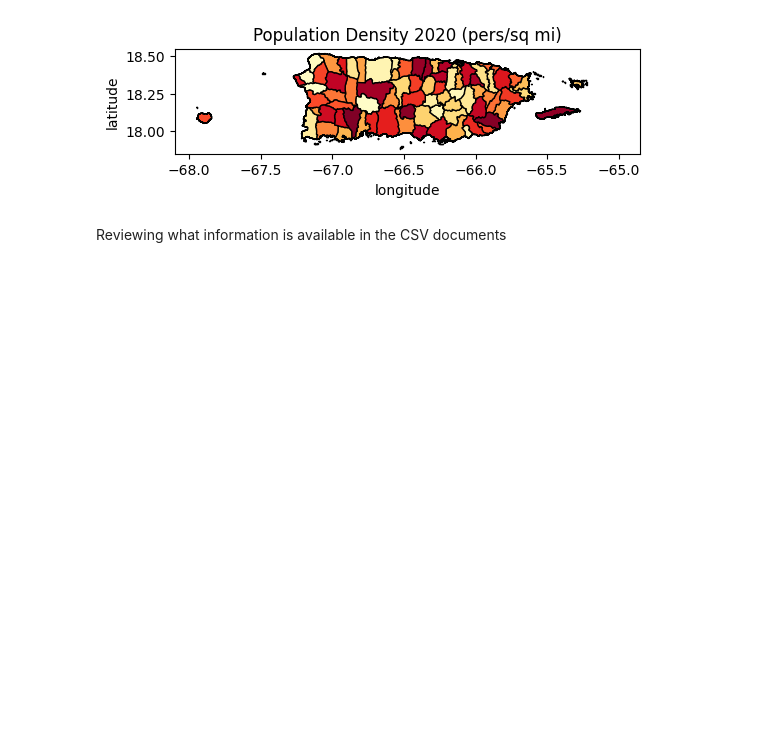
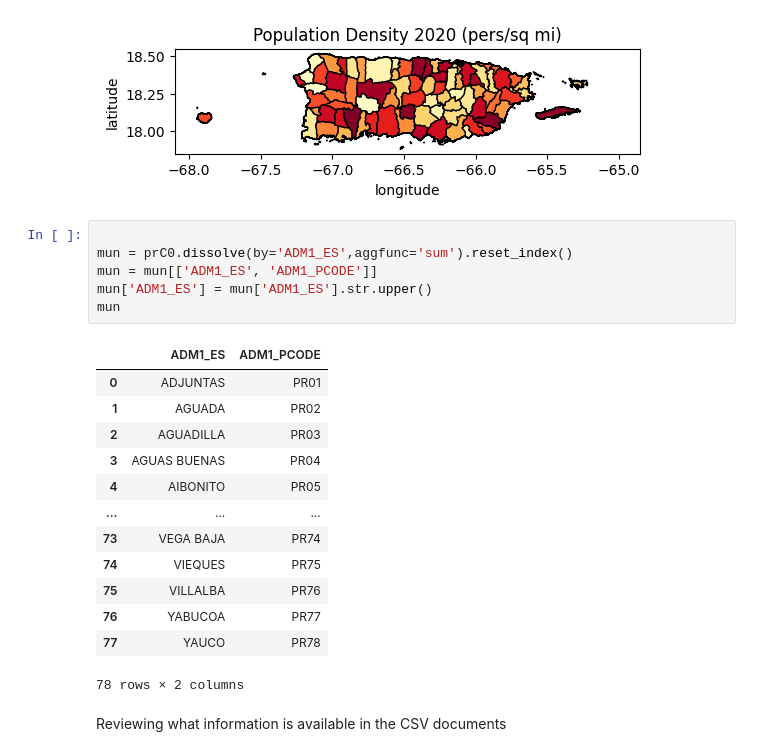
Before and after one commit to Venettov/Riveraruiz_GIS, a Jupyter notebook: PS1_Copy.ipynb, the cells around one changed output. Cells and saved outputs as stored; diff of their text form; blank space fills up the shorter version.

```diff
--- a/PS1_Copy.ipynb
+++ b/PS1_Copy.ipynb
@@ -131,6 +141,26 @@ ax.set_ylabel('''latitude''')
 Text(0.5, 413.21325623749766, 'longitude')
 Text(20.097222222222214, 0.5, 'latitude')
 [figure]
+# %%
+
+mun = prC0.dissolve(by='ADM1_ES',aggfunc='sum').reset_index()
+mun = mun[['ADM1_ES', 'ADM1_PCODE']]
+mun['ADM1_ES'] = mun['ADM1_ES'].str.upper()
+mun
+# %% [output]
+|  | ADM1_ES | ADM1_PCODE |
+| 0 | ADJUNTAS | PR01 |
+| 1 | AGUADA | PR02 |
+| 2 | AGUADILLA | PR03 |
+| 3 | AGUAS BUENAS | PR04 |
+| 4 | AIBONITO | PR05 |
+| ... | ... | ... |
+| 73 | VEGA BAJA | PR74 |
+| 74 | VIEQUES | PR75 |
+| 75 | VILLALBA | PR76 |
+| 76 | YABUCOA | PR77 |
+| 77 | YAUCO | PR78 |
+78 rows × 2 columns
 # %% [markdown]
 Reviewing what information is available in the CSV documents
 # %%
```
Also changed, not shown: parts of 3 cells of this notebook.
